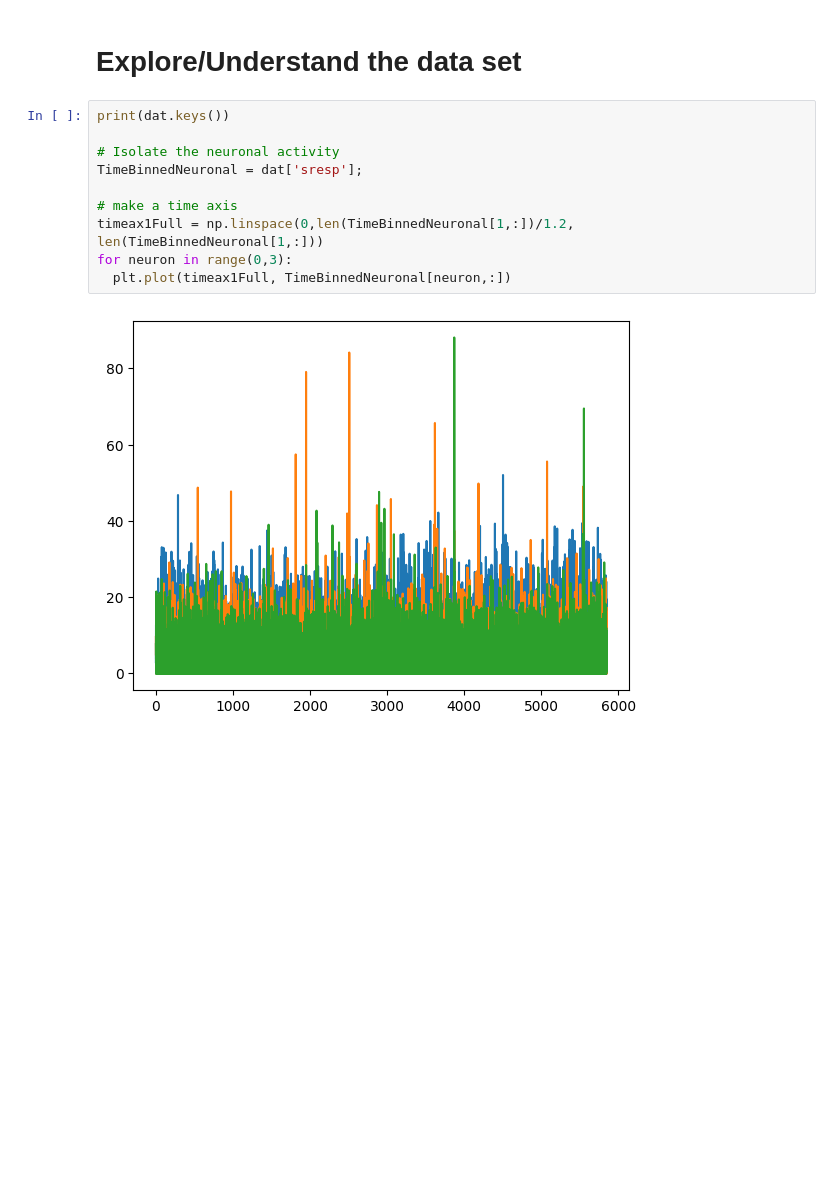
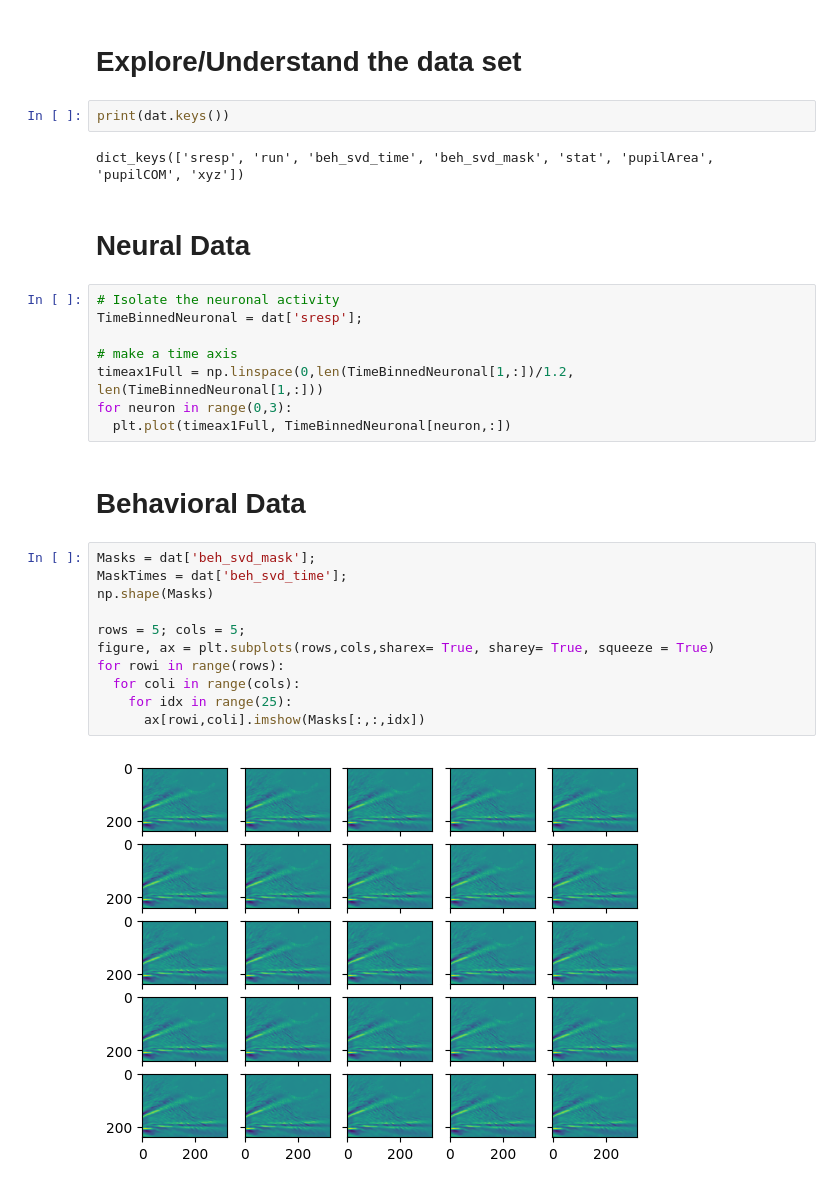
Before and after one commit to ryoiwata/neural_allstars, a Jupyter notebook: all_stars/suhaas/ExploringNMADataset_Stringer_Week1.ipynb, the cells around one changed output. Cells and saved outputs as stored; diff of their text form; blank space fills up the shorter version.

```diff
--- a/all_stars/suhaas/ExploringNMADataset_Stringer_Week1.ipynb
+++ b/all_stars/suhaas/ExploringNMADataset_Stringer_Week1.ipynb
@@ -29,9 +29,13 @@ if not os.path.isfile(fname):
 dat = np.load('stringer_spontaneous.npy', allow_pickle=True).item()
 # %% [markdown]
 # Explore/Understand the data set
+# %%
+print(dat.keys())
+# %% [output]
+dict_keys(['sresp', 'run', 'beh_svd_time', 'beh_svd_mask', 'stat', 'pupilArea', 'pupilCOM', 'xyz'])
+# %% [markdown]
+# Neural Data
 # %%
-print(dat.keys())
-
 # Isolate the neuronal activity
 TimeBinnedNeuronal = dat['sresp'];
 
@@ -39,5 +43,18 @@ TimeBinnedNeuronal = dat['sresp'];
 timeax1Full = np.linspace(0,len(TimeBinnedNeuronal[1,:])/1.2, len(TimeBinnedNeuronal[1,:]))
 for neuron in range(0,3):
   plt.plot(timeax1Full, TimeBinnedNeuronal[neuron,:])
-# %% [output]
-[figure, removed]
+# %% [markdown]
+# Behavioral Data
+# %%
+Masks = dat['beh_svd_mask'];
+MaskTimes = dat['beh_svd_time'];
+np.shape(Masks)
+
+rows = 5; cols = 5;
+figure, ax = plt.subplots(rows,cols,sharex= True, sharey= True, squeeze = True)
+for rowi in range(rows):
+  for coli in range(cols):
+    for idx in range(25):
+      ax[rowi,coli].imshow(Masks[:,:,idx])
+# %% [output]
+[figure, added]
```
